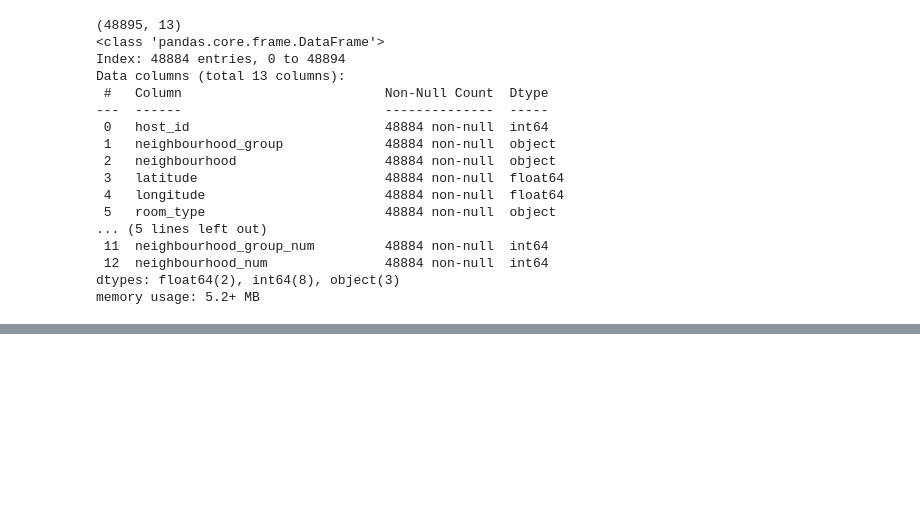
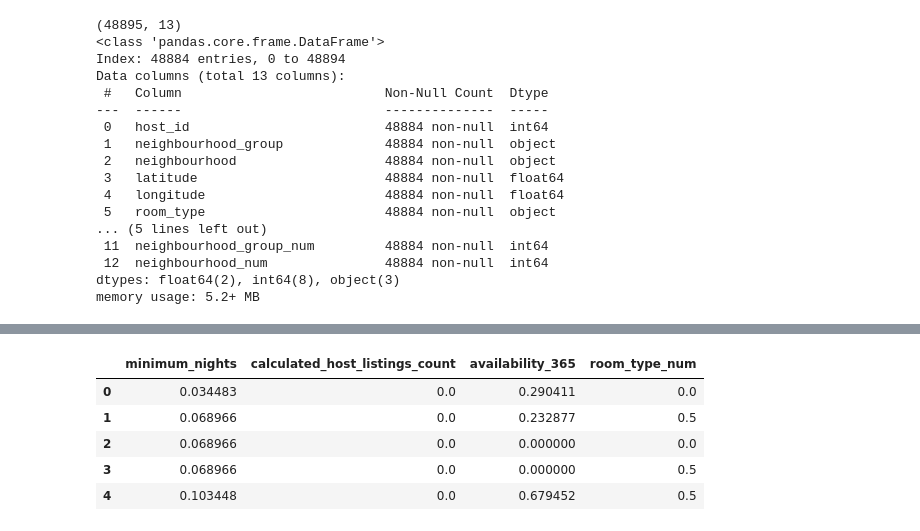
Before and after one commit to Fergo20011/machine-learning-python-template, a Jupyter notebook: src/explore.ipynb, the cells around one changed output, grey strips where cells are left out. Drawn from its saved outputs; the diff is of its cells as text; code cells hidden in the pictures; blank space fills up the shorter version.

```diff
--- a/src/explore.ipynb
+++ b/src/explore.ipynb
@@ -235,0 +352,21 @@ memory usage: 5.2+ MB
+# %%
+# seleccion de caracteristicas
+
+from sklearn.feature_selection import chi2,SelectKBest
+
+selection_model = SelectKBest(chi2,k=4)
+selection_model.fit(X_train_esc,y_train_esc)
+ix = selection_model.get_support()
+
+
+X_train_sel = pd.DataFrame(selection_model.transform(X_train_esc),columns = X_train_esc.columns.values[ix])
+X_test_sel = pd.DataFrame(selection_model.transform(X_test_esc),columns = X_test_esc.columns.values[ix])
+
+X_train_sel.head()
+# %% [output]
+|  | minimum_nights | calculated_host_listings_count | availability_365 | room_type_num |
+| 0 | 0.034483 | 0.0 | 0.290411 | 0.0 |
+| 1 | 0.068966 | 0.0 | 0.232877 | 0.5 |
+| 2 | 0.068966 | 0.0 | 0.000000 | 0.0 |
+| 3 | 0.068966 | 0.0 | 0.000000 | 0.5 |
+| 4 | 0.103448 | 0.0 | 0.679452 | 0.5 |
```
Also changed, not shown: parts of 11 cells of this notebook, 2 other files.
